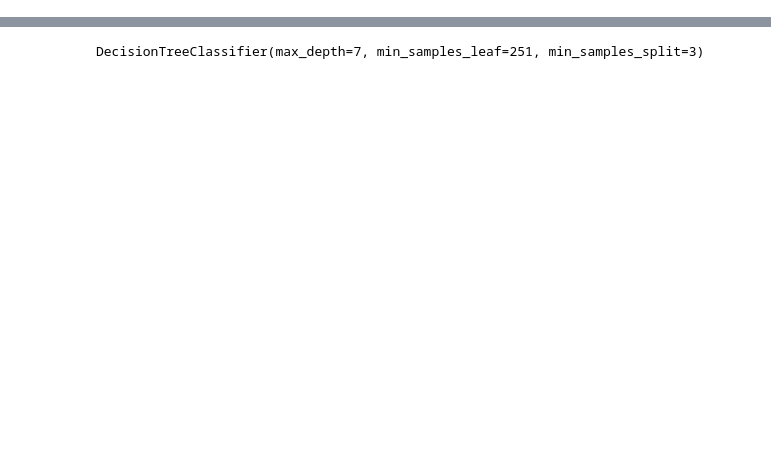
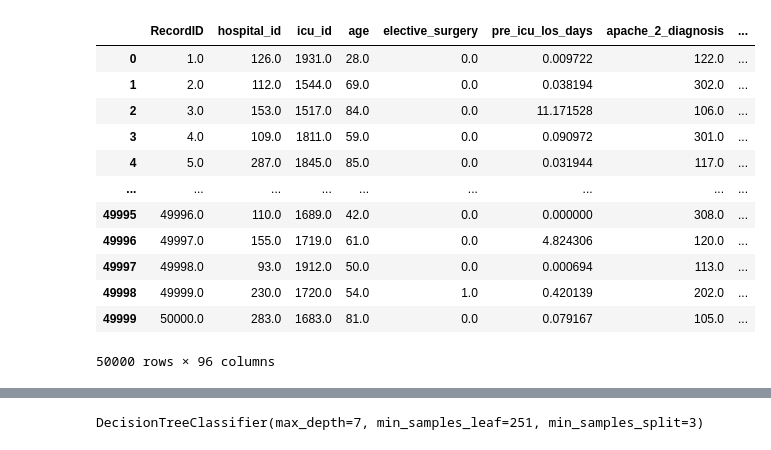
Before and after one commit to YahyaAhmedKhan/iml, a Jupyter notebook: decision-t2 copy.ipynb, the cells around one changed output, grey strips where cells are left out. Cells and saved outputs as stored; diff of their text form; code cells hidden in the pictures; blank space fills up the shorter version.

```diff
--- a/decision-t2 copy.ipynb
+++ b/decision-t2 copy.ipynb
@@ -127 +145,40 @@ df = pd.read_csv("train.csv")
+# %%
+import pandas as pd
+from sklearn.impute import SimpleImputer
+
+# Load your DataFrame
+df = pd.read_csv("train.csv")
+
+# Create a copy of the DataFrame for imputation
+df_onehot = df.copy()
+
+# Perform one-hot encoding on the copied DataFrame
+df_onehot = pd.get_dummies(df_onehot)
+
+# Get the column names before imputation
+column_names = df_onehot.columns
+
+# Impute missing values with median on the copied DataFrame
+imputer = SimpleImputer(strategy='median')
+df_onehot = imputer.fit_transform(df_onehot)
+
+# Create a new DataFrame with the imputed values and original column names
+result_df = pd.DataFrame(df_onehot, columns=column_names)
+result_df
+
+# Now, result_df contains the imputed values with the original column names retained
+# %% [output]
+|  | RecordID | hospital_id | icu_id | age | elective_surgery | pre_icu_los_days | apache_2_diagnosis | ... |
+| 0 | 1.0 | 126.0 | 1931.0 | 28.0 | 0.0 | 0.009722 | 122.0 | ... |
+| 1 | 2.0 | 112.0 | 1544.0 | 69.0 | 0.0 | 0.038194 | 302.0 | ... |
+| 2 | 3.0 | 153.0 | 1517.0 | 84.0 | 0.0 | 11.171528 | 106.0 | ... |
+| 3 | 4.0 | 109.0 | 1811.0 | 59.0 | 0.0 | 0.090972 | 301.0 | ... |
+| 4 | 5.0 | 287.0 | 1845.0 | 85.0 | 0.0 | 0.031944 | 117.0 | ... |
+| ... | ... | ... | ... | ... | ... | ... | ... | ... |
+| 49995 | 49996.0 | 110.0 | 1689.0 | 42.0 | 0.0 | 0.000000 | 308.0 | ... |
+| 49996 | 49997.0 | 155.0 | 1719.0 | 61.0 | 0.0 | 4.824306 | 120.0 | ... |
+| 49997 | 49998.0 | 93.0 | 1912.0 | 50.0 | 0.0 | 0.000694 | 113.0 | ... |
+| 49998 | 49999.0 | 230.0 | 1720.0 | 54.0 | 1.0 | 0.420139 | 202.0 | ... |
+| 49999 | 50000.0 | 283.0 | 1683.0 | 81.0 | 0.0 | 0.079167 | 105.0 | ... |
+50000 rows × 96 columns
 # %%
```
Also changed, not shown: parts of 22 cells of this notebook, 4 other files.
